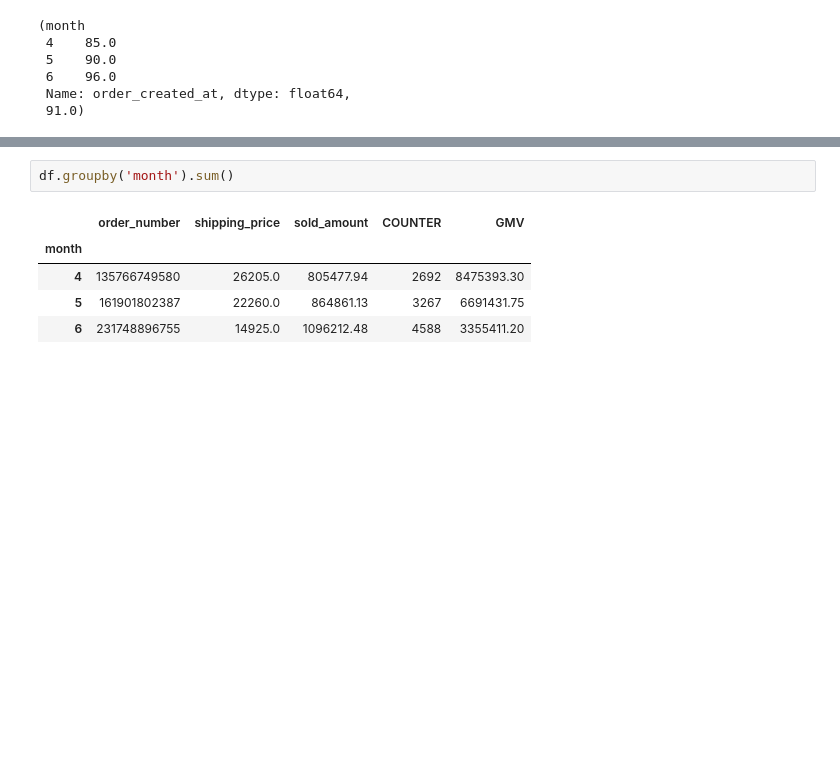
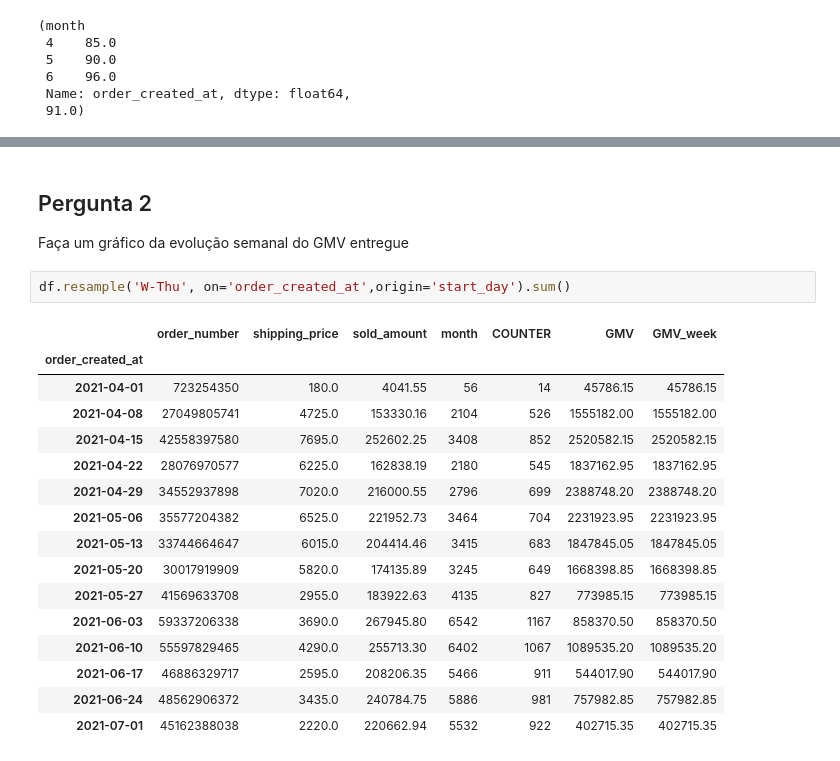
Before and after one commit to fabricio2384/Prova_merce_do_bairro, a Jupyter notebook: Mercê dp Bairro - Prova.ipynb, the cells around one changed output, grey strips where cells are left out. Drawn from its saved outputs; the diff is of its cells as text; blank space fills up the shorter version.

```diff
--- a/Mercê dp Bairro - Prova.ipynb
+++ b/Mercê dp Bairro - Prova.ipynb
@@ -131,8 +166,23 @@ df['GMV'] = df['shipping_price'] * df['sold_amount']
-# %%
-df.groupby('month').sum()
-# %% [output]
-|  | order_number | shipping_price | sold_amount | COUNTER | GMV |
-| month |  |  |  |  |  |
-| 4 | 135766749580 | 26205.0 | 805477.94 | 2692 | 8475393.30 |
-| 5 | 161901802387 | 22260.0 | 864861.13 | 3267 | 6691431.75 |
-| 6 | 231748896755 | 14925.0 | 1096212.48 | 4588 | 3355411.20 |
+# %% [markdown]
+## Pergunta 2
+
+Faça um gráfico da evolução semanal do GMV entregue
+# %%
+df.resample('W-Thu', on='order_created_at',origin='start_day').sum()
+# %% [output]
+|  | order_number | shipping_price | sold_amount | month | COUNTER | GMV | GMV_week |
+| order_created_at |  |  |  |  |  |  |  |
+| 2021-04-01 | 723254350 | 180.0 | 4041.55 | 56 | 14 | 45786.15 | 45786.15 |
+| 2021-04-08 | 27049805741 | 4725.0 | 153330.16 | 2104 | 526 | 1555182.00 | 1555182.00 |
+| 2021-04-15 | 42558397580 | 7695.0 | 252602.25 | 3408 | 852 | 2520582.15 | 2520582.15 |
+| 2021-04-22 | 28076970577 | 6225.0 | 162838.19 | 2180 | 545 | 1837162.95 | 1837162.95 |
+| 2021-04-29 | 34552937898 | 7020.0 | 216000.55 | 2796 | 699 | 2388748.20 | 2388748.20 |
+| 2021-05-06 | 35577204382 | 6525.0 | 221952.73 | 3464 | 704 | 2231923.95 | 2231923.95 |
+| 2021-05-13 | 33744664647 | 6015.0 | 204414.46 | 3415 | 683 | 1847845.05 | 1847845.05 |
+| 2021-05-20 | 30017919909 | 5820.0 | 174135.89 | 3245 | 649 | 1668398.85 | 1668398.85 |
+| 2021-05-27 | 41569633708 | 2955.0 | 183922.63 | 4135 | 827 | 773985.15 | 773985.15 |
+| 2021-06-03 | 59337206338 | 3690.0 | 267945.80 | 6542 | 1167 | 858370.50 | 858370.50 |
+| 2021-06-10 | 55597829465 | 4290.0 | 255713.30 | 6402 | 1067 | 1089535.20 | 1089535.20 |
+| 2021-06-17 | 46886329717 | 2595.0 | 208206.35 | 5466 | 911 | 544017.90 | 544017.90 |
+| 2021-06-24 | 48562906372 | 3435.0 | 240784.75 | 5886 | 981 | 757982.85 | 757982.85 |
+| 2021-07-01 | 45162388038 | 2220.0 | 220662.94 | 5532 | 922 | 402715.35 | 402715.35 |
```
Also changed, not shown: parts of 8 cells of this notebook, 1 other file.
